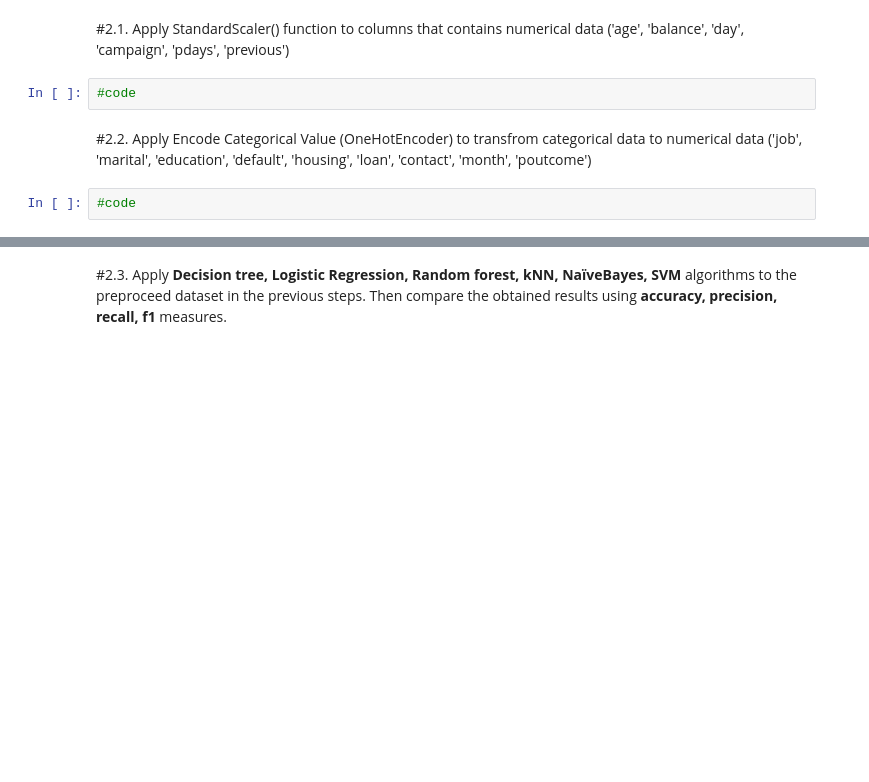
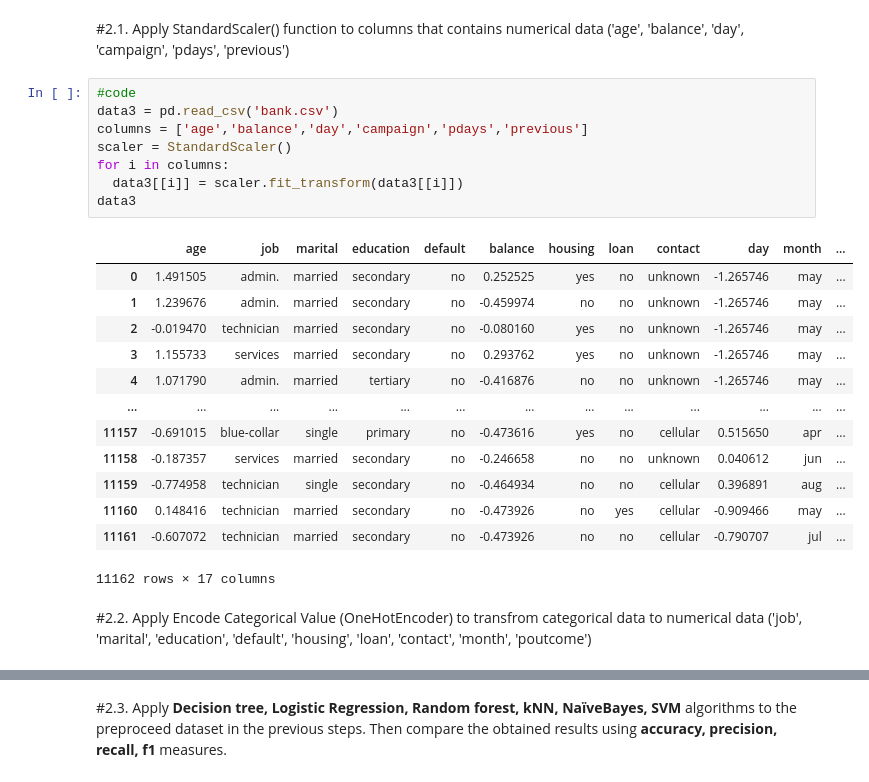
Before and after one commit to PhamTienLoc/Lab_ML, a Jupyter notebook: Lab_6_21130429_PhamTienLoc.ipynb, the cells around one changed output, grey strips where cells are left out. Drawn from its saved outputs; the diff is of its cells as text; blank space fills up the shorter version.

```diff
--- a/Lab_6_21130429_PhamTienLoc.ipynb
+++ b/Lab_6_21130429_PhamTienLoc.ipynb
@@ -128,9 +150,27 @@ Output variable (desired target):
 16.	**y**. has the client subscribed a term deposit? (binary: 'yes','no')
 # %% [markdown]
 #2.1. Apply StandardScaler() function to columns that contains numerical data ('age', 'balance', 'day', 'campaign', 'pdays', 'previous')
-# %%
-#code
+# %%
+#code
+data3 = pd.read_csv('bank.csv')
+columns = ['age','balance','day','campaign','pdays','previous']
+scaler = StandardScaler()
+for i in columns:
+  data3[[i]] = scaler.fit_transform(data3[[i]])
+data3
+# %% [output]
+|  | age | job | marital | education | default | balance | housing | loan | contact | day | month | ... |
+| 0 | 1.491505 | admin. | married | secondary | no | 0.252525 | yes | no | unknown | -1.265746 | may | ... |
+| 1 | 1.239676 | admin. | married | secondary | no | -0.459974 | no | no | unknown | -1.265746 | may | ... |
+| 2 | -0.019470 | technician | married | secondary | no | -0.080160 | yes | no | unknown | -1.265746 | may | ... |
+| 3 | 1.155733 | services | married | secondary | no | 0.293762 | yes | no | unknown | -1.265746 | may | ... |
+| 4 | 1.071790 | admin. | married | tertiary | no | -0.416876 | no | no | unknown | -1.265746 | may | ... |
+| ... | ... | ... | ... | ... | ... | ... | ... | ... | ... | ... | ... | ... |
+| 11157 | -0.691015 | blue-collar | single | primary | no | -0.473616 | yes | no | cellular | 0.515650 | apr | ... |
+| 11158 | -0.187357 | services | married | secondary | no | -0.246658 | no | no | unknown | 0.040612 | jun | ... |
+| 11159 | -0.774958 | technician | single | secondary | no | -0.464934 | no | no | cellular | 0.396891 | aug | ... |
+| 11160 | 0.148416 | technician | married | secondary | no | -0.473926 | no | yes | cellular | -0.909466 | may | ... |
+| 11161 | -0.607072 | technician | married | secondary | no | -0.473926 | no | no | cellular | -0.790707 | jul | ... |
+11162 rows × 17 columns
 # %% [markdown]
 #2.2. Apply Encode Categorical Value (OneHotEncoder) to transfrom categorical data to numerical data ('job', 'marital', 'education', 'default', 'housing', 'loan', 'contact', 'month', 'poutcome')
-# %%
-#code
```
Also changed, not shown: parts of 3 cells of this notebook.
